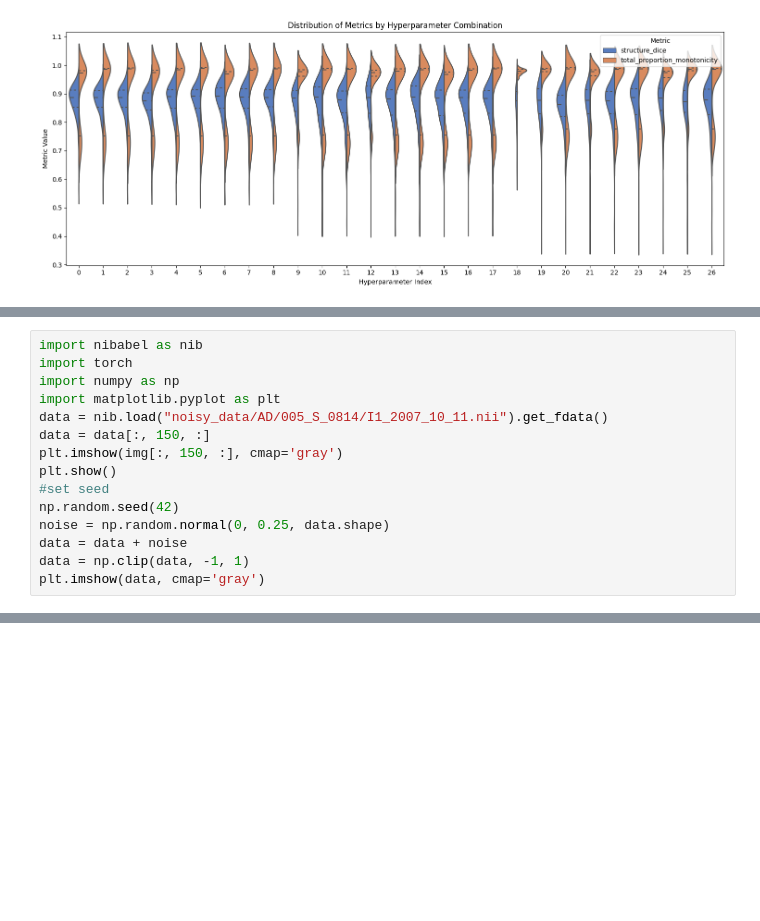
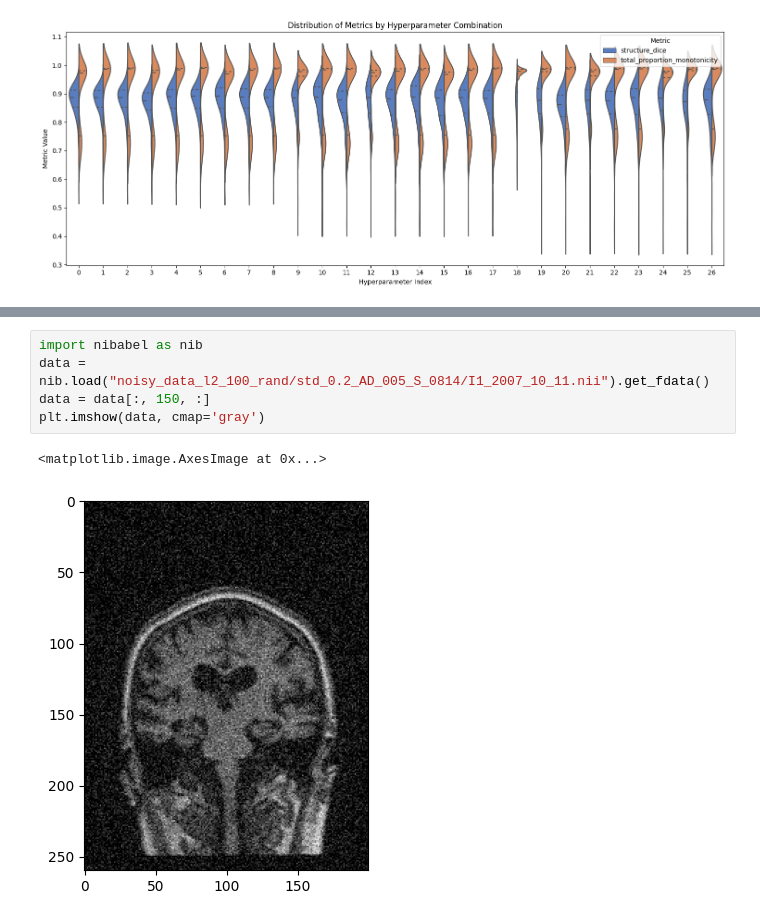
Before and after one commit to aisha-lawal/inrmorph, a Jupyter notebook: eval/script.ipynb, the cells around one changed output, grey strips where cells are left out. Saved outputs shown, nothing was run; the diff lists cells and outputs as text; blank space fills up the shorter version.

```diff
--- a/eval/script.ipynb
+++ b/eval/script.ipynb
@@ -333,18 +295,3 @@ plt.gca().set_aspect("equal")
 plt.show()
 # %% [output]
 [figure]
-# %%
-import nibabel as nib
-import torch
-import numpy as np
-import matplotlib.pyplot as plt
-data = nib.load("noisy_data/AD/005_S_0814/I1_2007_10_11.nii").get_fdata()
-data = data[:, 150, :]
-plt.imshow(img[:, 150, :], cmap='gray')
-plt.show()
-#set seed
-np.random.seed(42)
-noise = np.random.normal(0, 0.25, data.shape)
-data = data + noise
-data = np.clip(data, -1, 1)
-plt.imshow(data, cmap='gray')
@@ -354,0 +298,8 @@ plt.imshow(data, cmap='gray')
+# %%
+import nibabel as nib
+data = nib.load("noisy_data_l2_100_rand/std_0.2_AD_005_S_0814/I1_2007_10_11.nii").get_fdata()
+data = data[:, 150, :]
+plt.imshow(data, cmap='gray')
+# %% [output]
+<matplotlib.image.AxesImage at 0x...>
+[figure, added]
```
Also changed, not shown: parts of 12 cells of this notebook, 6 other files.
